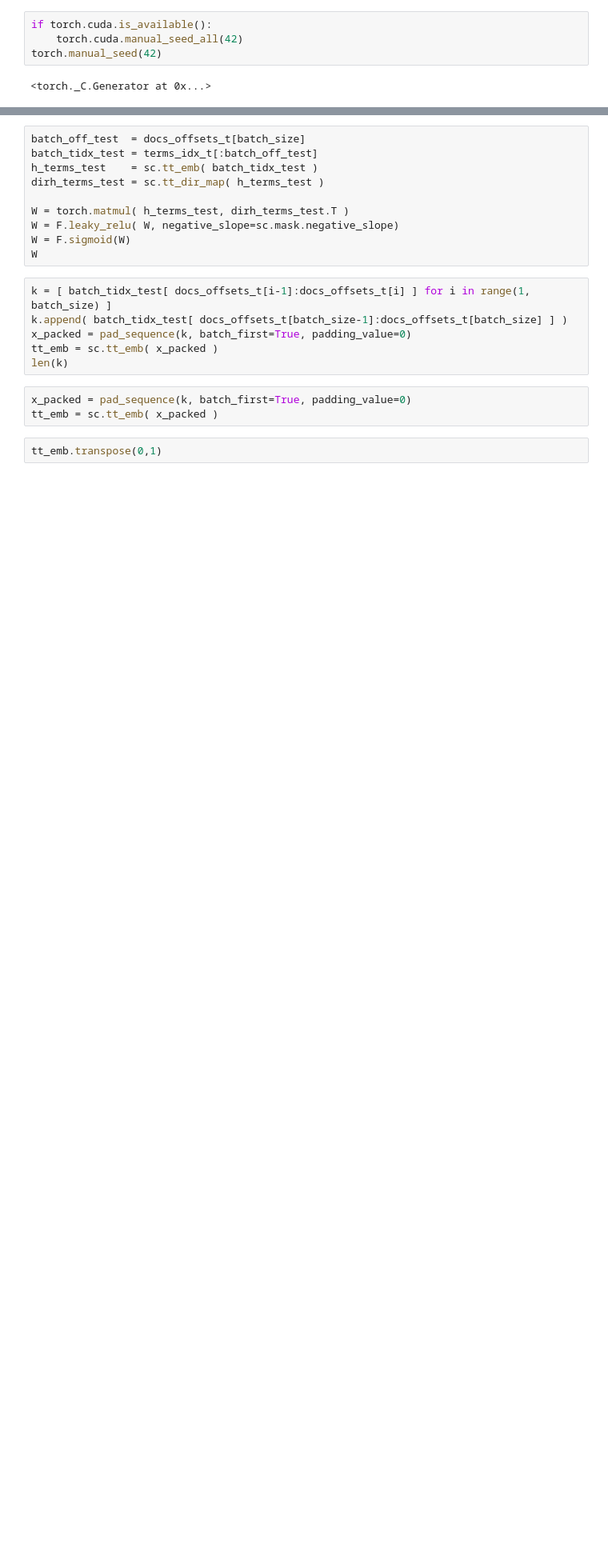
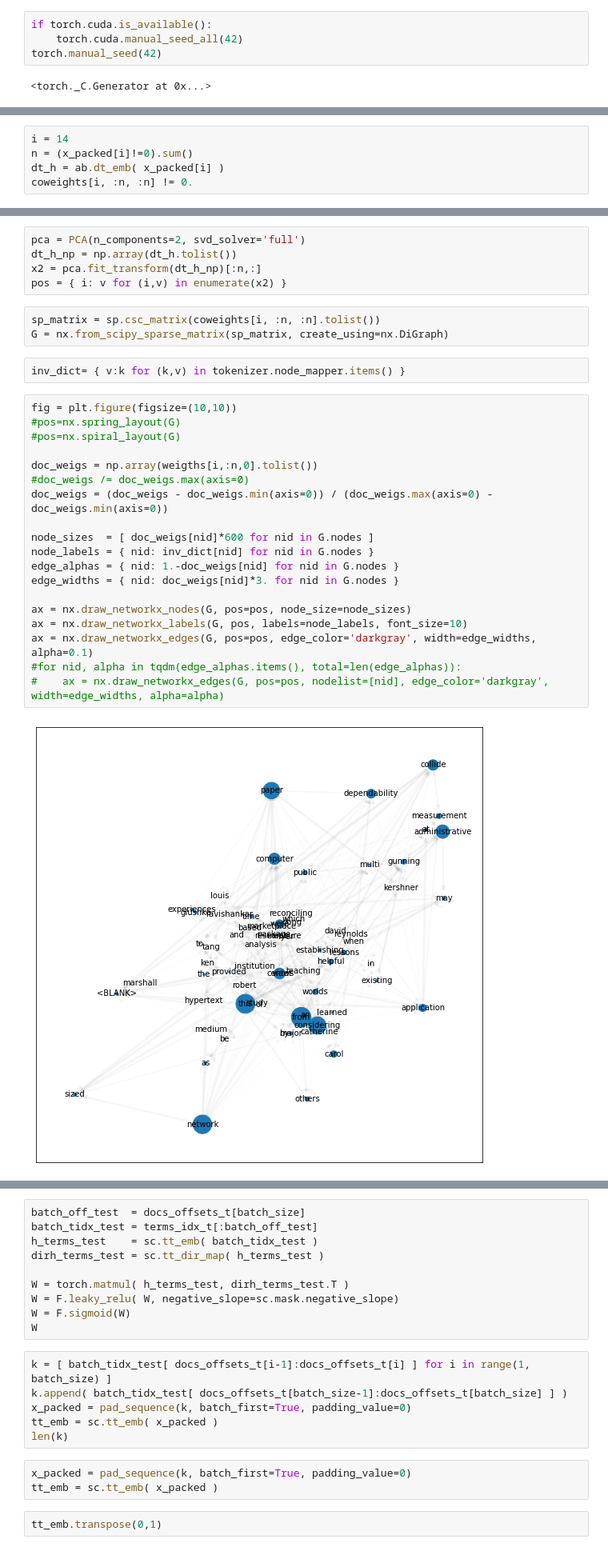
Before and after one commit to UFMG-Database-lab/TGA, a Jupyter notebook: Attention-KNN.ipynb, the cells around one changed output, grey strips where cells are left out. Shown at 80% size. Cells and saved outputs as stored; diff of their text form; blank space fills up the shorter version.

Commit message:
Full version of Attentions Bags

```diff
--- a/Attention-KNN.ipynb
+++ b/Attention-KNN.ipynb
@@ -469,0 +529,5 @@ tensor([[[1.0000e+00, 9.6085e-01, 1.0000e+00,  ..., 0.0000e+00,
+# %%
+i = 14
+n = (x_packed[i]!=0).sum()
+dt_h = ab.dt_emb( x_packed[i] )
+coweights[i, :n, :n] != 0.
@@ -469,0 +542,31 @@ tensor([[[1.0000e+00, 9.6085e-01, 1.0000e+00,  ..., 0.0000e+00,
+# %%
+pca = PCA(n_components=2, svd_solver='full')
+dt_h_np = np.array(dt_h.tolist())
+x2 = pca.fit_transform(dt_h_np)[:n,:]
+pos = { i: v for (i,v) in enumerate(x2) }
+# %%
+sp_matrix = sp.csc_matrix(coweights[i, :n, :n].tolist())
+G = nx.from_scipy_sparse_matrix(sp_matrix, create_using=nx.DiGraph)
+# %%
+inv_dict= { v:k for (k,v) in tokenizer.node_mapper.items() }
+# %%
+fig = plt.figure(figsize=(10,10))
+#pos=nx.spring_layout(G)
+#pos=nx.spiral_layout(G)
+
+doc_weigs = np.array(weigths[i,:n,0].tolist())
+#doc_weigs /= doc_weigs.max(axis=0)
+doc_weigs = (doc_weigs - doc_weigs.min(axis=0)) / (doc_weigs.max(axis=0) - doc_weigs.min(axis=0))
+
+node_sizes  = [ doc_weigs[nid]*600 for nid in G.nodes ]
+node_labels = { nid: inv_dict[nid] for nid in G.nodes }
+edge_alphas = { nid: 1.-doc_weigs[nid] for nid in G.nodes }
+edge_widths = { nid: doc_weigs[nid]*3. for nid in G.nodes }
+
+ax = nx.draw_networkx_nodes(G, pos=pos, node_size=node_sizes)
+ax = nx.draw_networkx_labels(G, pos, labels=node_labels, font_size=10)
+ax = nx.draw_networkx_edges(G, pos=pos, edge_color='darkgray', width=edge_widths, alpha=0.1)
+#for nid, alpha in tqdm(edge_alphas.items(), total=len(edge_alphas)):
+#    ax = nx.draw_networkx_edges(G, pos=pos, nodelist=[nid], edge_color='darkgray', width=edge_widths, alpha=alpha)
+# %% [output]
+[figure, added]
```
Also changed, not shown: parts of 35 cells of this notebook.
